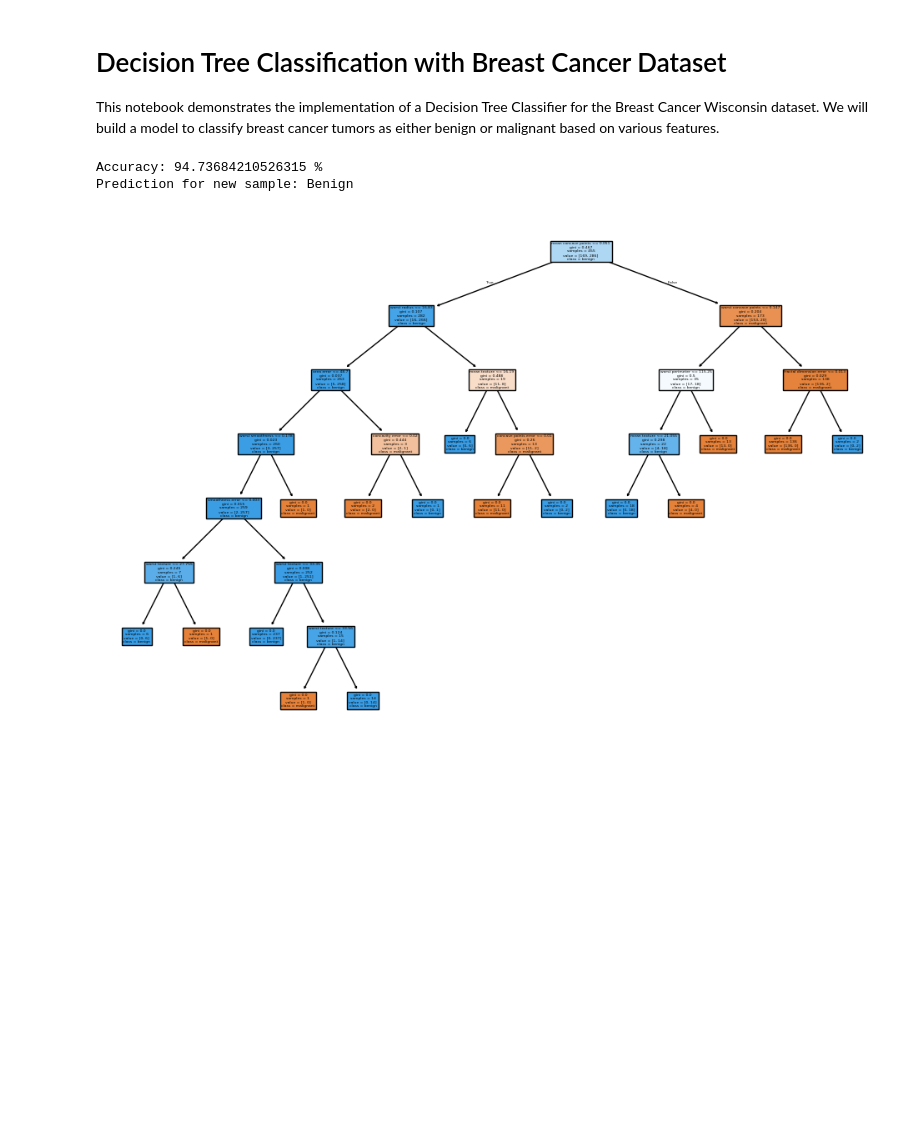
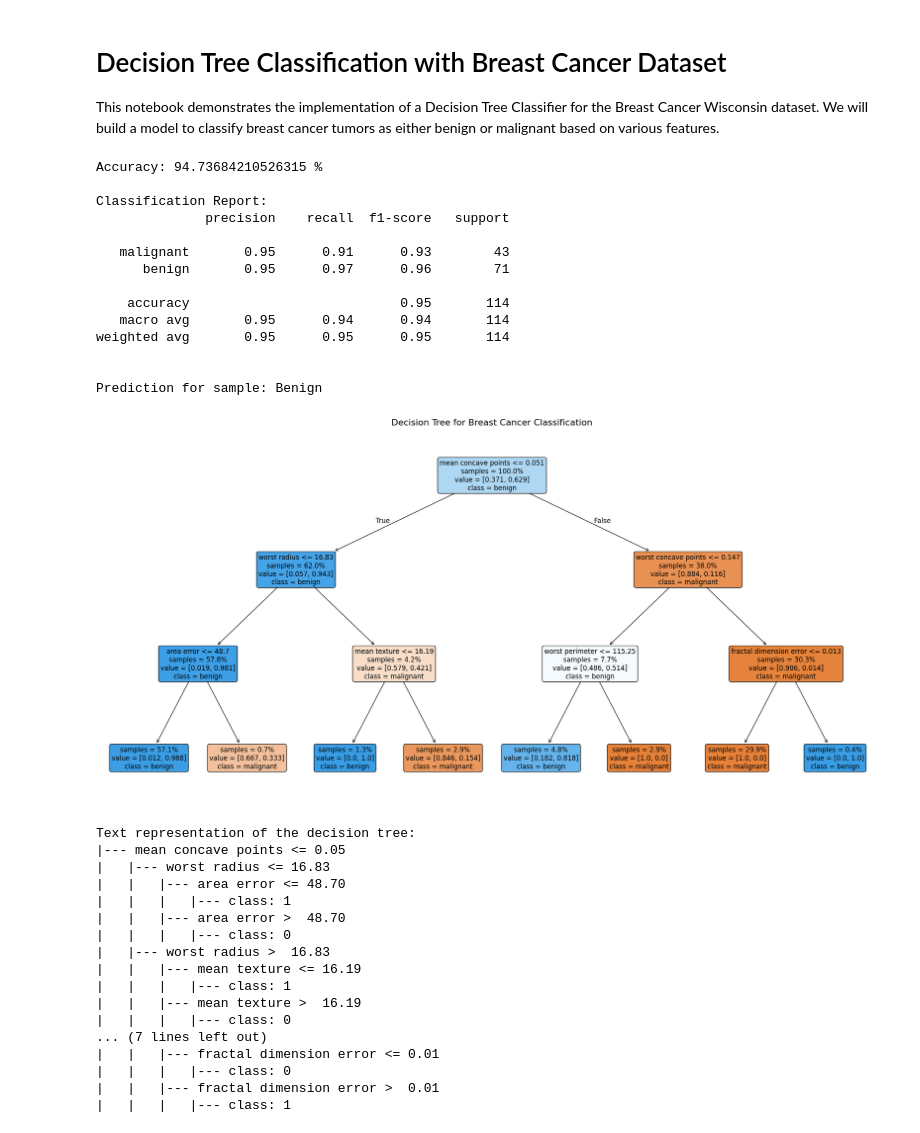
Before and after one commit to dhanavanthesh/machine_leanning_lab, a Jupyter notebook: program8.ipynb, the cells around one changed output. Cells and saved outputs as stored; diff of their text form; code cells hidden in the pictures; blank space fills up the shorter version.

```diff
--- a/program8.ipynb
+++ b/program8.ipynb
@@ -5,23 +5,72 @@ This notebook demonstrates the implementation of a Decision Tree Classifier for
 # %%
 from sklearn.datasets import load_breast_cancer
 from sklearn.model_selection import train_test_split
-from sklearn.tree import DecisionTreeClassifier, plot_tree
-from sklearn.metrics import accuracy_score
+from sklearn.tree import DecisionTreeClassifier, plot_tree, export_text
+from sklearn.metrics import accuracy_score, classification_report, confusion_matrix
 import matplotlib.pyplot as plt
+import numpy as np
 
+# Load data and split into train/test sets
 data = load_breast_cancer()
 X_train, X_test, y_train, y_test = train_test_split(data.data, data.target, test_size=0.2, random_state=42)
 
-clf = DecisionTreeClassifier(random_state=42).fit(X_train, y_train)
-print("Accuracy:", accuracy_score(y_test, clf.predict(X_test)) * 100, "%")
+# Create a decision tree with limited depth for better visualization
+clf = DecisionTreeClassifier(random_state=42, max_depth=3).fit(X_train, y_train)
+y_pred = clf.predict(X_test)
 
+# Print model performance
+print("Accuracy:", accuracy_score(y_test, y_pred) * 100, "%")
+
+# Sample prediction
 sample = X_test[0].reshape(1, -1)
-print("Prediction for new sample:", "Benign" if clf.predict(sample)[0] else "Malignant")
+print("\nPrediction for sample:", "Benign" if clf.predict(sample)[0] else "Malignant")
 
-plt.figure(figsize=(12,8))
-plot_tree(clf, filled=True, feature_names=data.feature_names, class_names=data.target_names)
+# Create a larger figure for better visibility
+plt.figure(figsize=(20, 10))
+
+# Plot the tree with larger font size and improved clarity
+plot_tree(clf,
+          filled=True,
+          feature_names=data.feature_names,
+          class_names=data.target_names,
+          fontsize=12,
+          proportion=True,
+          impurity=False,
+          rounded=True)
+
+plt.title("Decision Tree for Breast Cancer Classification", fontsize=16)
+plt.tight_layout()
 plt.show()
 # %% [output]
 Accuracy: 94.73684210526315 %
-Prediction for new sample: Benign
+
+Classification Report:
+              precision    recall  f1-score   support
+
+   malignant       0.95      0.91      0.93        43
+      benign       0.95      0.97      0.96        71
+
+    accuracy                           0.95       114
+   macro avg       0.95      0.94      0.94       114
+weighted avg       0.95      0.95      0.95       114
+
+
+Prediction for sample: Benign
-[figure, old version]
+[figure, new version]
+Text representation of the decision tree:
+|--- mean concave points <= 0.05
+|   |--- worst radius <= 16.83
+|   |   |--- area error <= 48.70
+|   |   |   |--- class: 1
+|   |   |--- area error >  48.70
+|   |   |   |--- class: 0
+|   |--- worst radius >  16.83
+|   |   |--- mean texture <= 16.19
+|   |   |   |--- class: 1
+|   |   |--- mean texture >  16.19
+|   |   |   |--- class: 0
+... (7 lines left out)
+|   |   |--- fractal dimension error <= 0.01
+|   |   |   |--- class: 0
+|   |   |--- fractal dimension error >  0.01
+|   |   |   |--- class: 1
```
Also changed, not shown: parts of 1 cell of this notebook, 2 other files.
